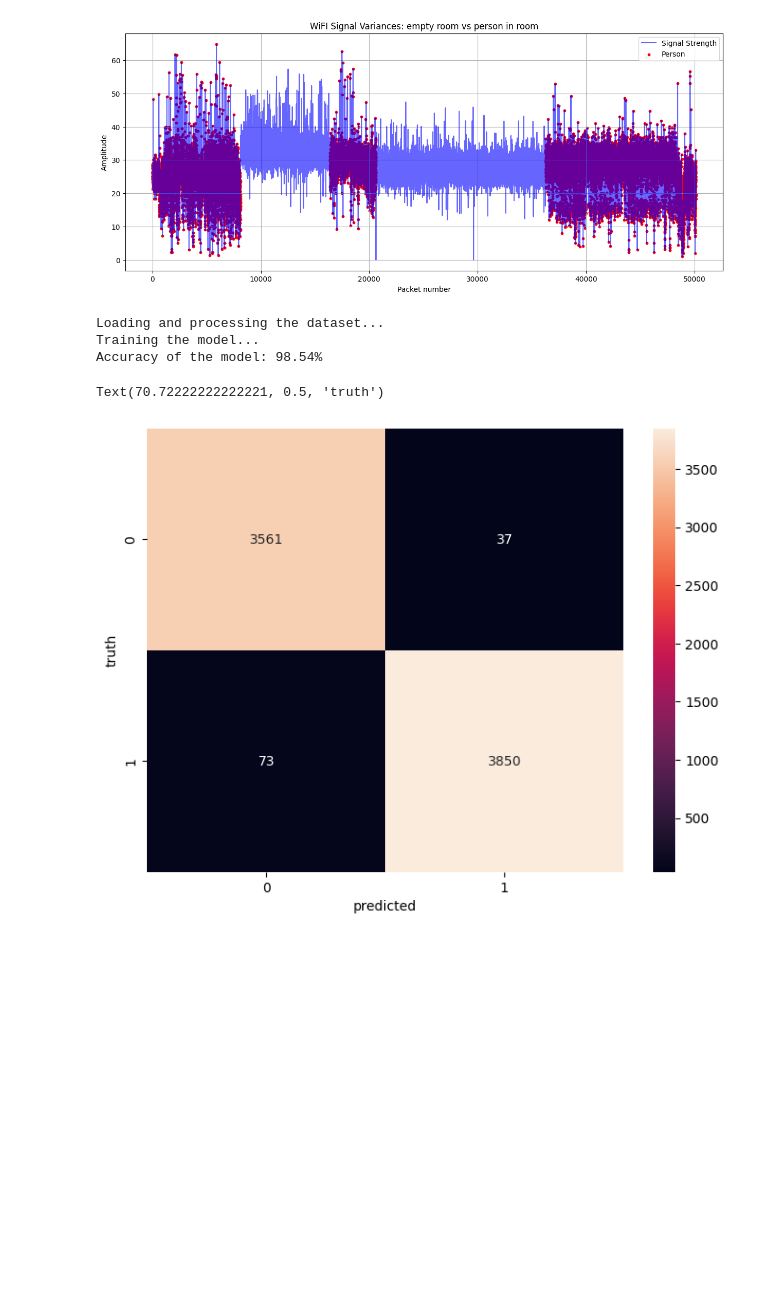
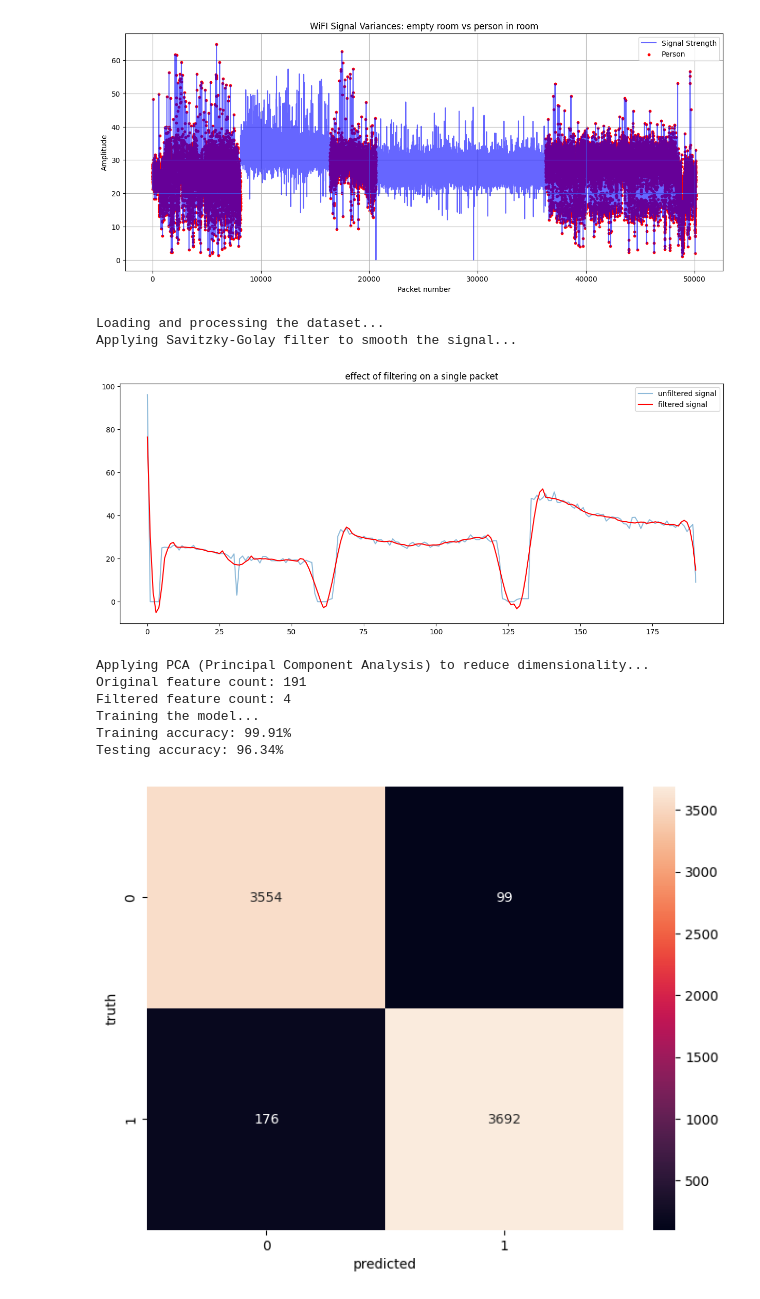
Before and after one commit to monopoly34/WiFi-Sensing-using-ESP32, a Jupyter notebook: csv_extraction.ipynb, the cells around one changed output. Cells and saved outputs as stored; diff of their text form; code cells hidden in the pictures; blank space fills up the shorter version.

Commit message:
added a few filters and fixed some errors

```diff
--- a/csv_extraction.ipynb
+++ b/csv_extraction.ipynb
@@ -219,8 +219,11 @@ import seaborn as sn                                            # library for ma
 
 # imports specific tool from 'sklearn' (Scikit-Learn) Machine Learning library
 from sklearn.model_selection import train_test_split            # tool to split data into 'training' and 'testing' sets
+from sklearn.impute import SimpleImputer                        # tool to help replace the missing data with plausible values
 from sklearn.ensemble import RandomForestClassifier             # the ML model we are using (a collection of silly decision trees)
 from sklearn.metrics import accuracy_score, confusion_matrix    # tools to grade the models performance
+from sklearn.decomposition import PCA                           # tool to help reduce the dimension of the dataset
+from scipy.signal import savgol_filter                          # tool to filter noise and smooth the data
 
 input_file = "filtered_csi_dataset.csv" # sets the name of the CSV file we will use to train our model
 
@@ -254,43 +257,92 @@ imaginary_parts = X_raw[:, 1::2]
 # sqrt(real^2 + imaginary^2)
 X_amp = np.sqrt(real_parts**2 + imaginary_parts**2)
 
+print(f"Applying Savitzky-Golay filter to smooth the signal...")
+
+# apply filter to every packet (row)
+# window_length = 11 -> looks at 11 data points at a time
+# polyorder = 3 -> fits a 3rd degree polynomial
+X_filtered  = savgol_filter(X_amp, window_length = 11, polyorder = 3, axis = 1)
+
+# a graph to visualize the difference between the filtered and unfiltered signal
+plt.figure(figsize = (15,6))
+plt.plot(X_amp[0], label = 'unfiltered signal', alpha = 0.5)
+plt.plot(X_filtered[0], label = 'filtered signal', color = 'red')
+plt.title("effect of filtering on a single packet")
+plt.legend()
+plt.show()
+
+# update X_amp
+X_amp = X_filtered
+
+print(f"Applying PCA (Principal Component Analysis) to reduce dimensionality...")
+
+# replaces NaNs with the mean of the column
+imputer = SimpleImputer(strategy = 'mean')
+
+# apply imputation to our data (this will fill the missing data spots so PCA works)
+X_amp = imputer.fit_transform(X_amp)
+
+# n_components = 0.95 -> the numbers of components to keep
+pca = PCA(n_components = 0.95)
+
+# fit and transform the data
+X_pca = pca.fit_transform(X_amp)
+
+print(f"Original feature count: {X_amp.shape[1]}")
+print(f"Filtered feature count: {X_pca.shape[1]}")
+
+# update X_amp
+X_amp = X_pca
+
 print(f"Training the model...")
 
 # here we will split the data into two parts:
 # X_train, y_train (85%) is used to train the model
 # X_test, y_test (15%) is used to test the model
 X_train, X_test, y_train, y_test = train_test_split(X_amp, y_raw, test_size = 0.15)
 
 # we create a 'RandomForest' which consists of 30 decision trees (n_estimators = 30)
 model = RandomForestClassifier(n_estimators = 30)
 
 # the model looks at X_train (CSI patterns) and learns to associate them with y_train (labels)
 model.fit(X_train, y_train)
 
 # we ask the model to predict the labels for the test data (X_test)
 # the model will not see the real answers (y_test) just yet
 y_pred = model.predict(X_test)
 
+# we compare the model's guesses (y_train) with the real answers (X_train)
+train_accuracy = model.score(X_train, y_train)
+
 # we compare the model's guesses (y_pred) with the real answers (y_test)
 accuracy = accuracy_score(y_test, y_pred)
-print(f"Accuracy of the model: {accuracy * 100:.2f}%")
+
+# print both, training and testing accuracies to check if the model is overfitting
+print(f"Training accuracy: {train_accuracy * 100:.2f}%")
+print(f"Testing accuracy: {accuracy * 100:.2f}%")
 
 # creates a table showing where the model was right and where it was confused
 cm = confusion_matrix(y_test,y_pred)
 
 # %matplotlib inline is a command for Jupyter Notebooks to show graphs directly below the cell
 %matplotlib inline
 plt.figure(figsize=(8,6))       # sets the size of the graph
 
 # draws a colored heatmap of the confusion matrix
 # annot = True writes the actual numbers inside the colored boxes
 # fmt = 'd' formats the numbers as decimal integers
 sn.heatmap(cm, annot = True, fmt = 'd')
-plt.xlabel("predicted")         # the label the model guessed
-plt.ylabel("truth")             # the actual label
+plt.xlabel("predicted")          # the label the model guessed
+plt.ylabel("truth");             # the actual label
 # %% [output]
 Loading and processing the dataset...
-Training the model...
-Accuracy of the model: 98.54%
+Applying Savitzky-Golay filter to smooth the signal...
+[figure, new version]
-Text(70.72222222222221, 0.5, 'truth')
+Applying PCA (Principal Component Analysis) to reduce dimensionality...
+Original feature count: 191
+Filtered feature count: 4
+Training the model...
+Training accuracy: 99.91%
+Testing accuracy: 96.34%
-[figure, old version]
+[figure, added]
```
